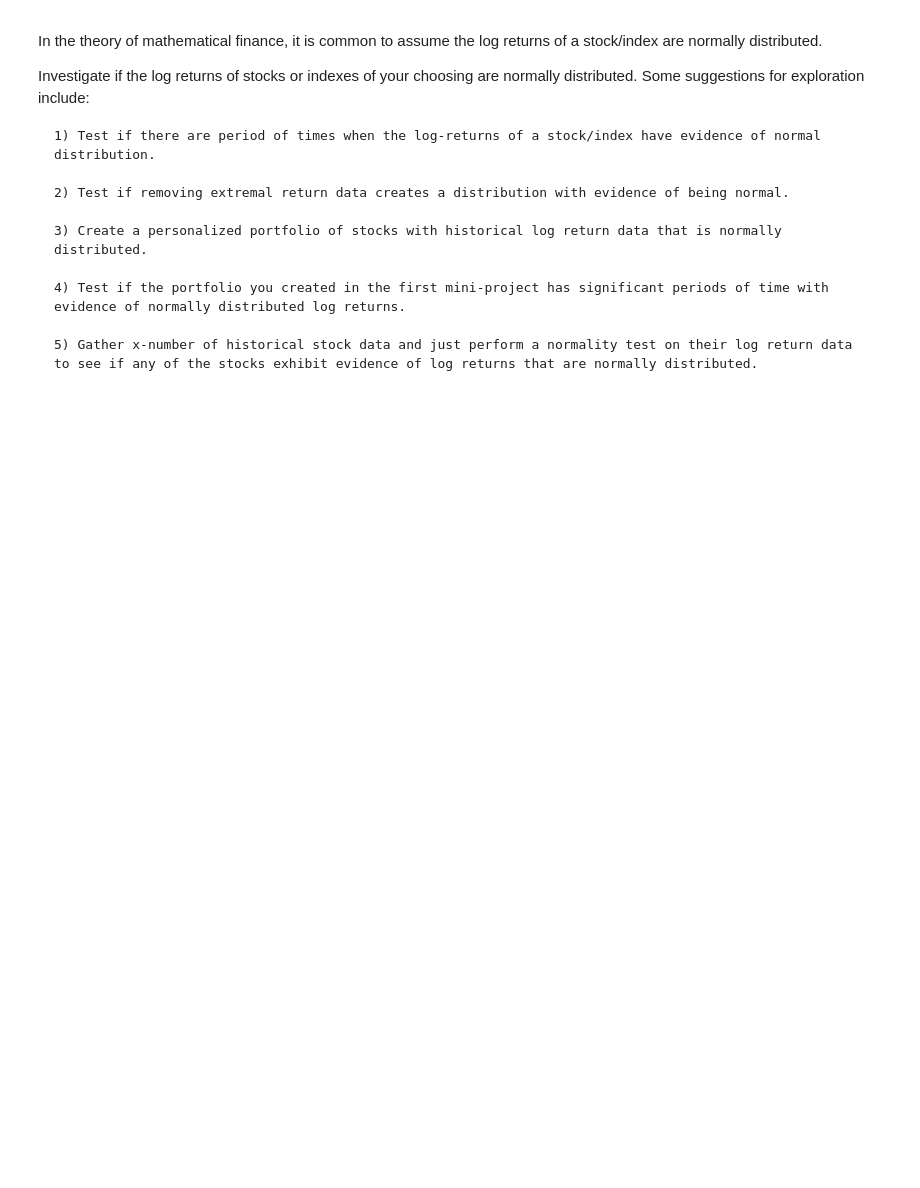
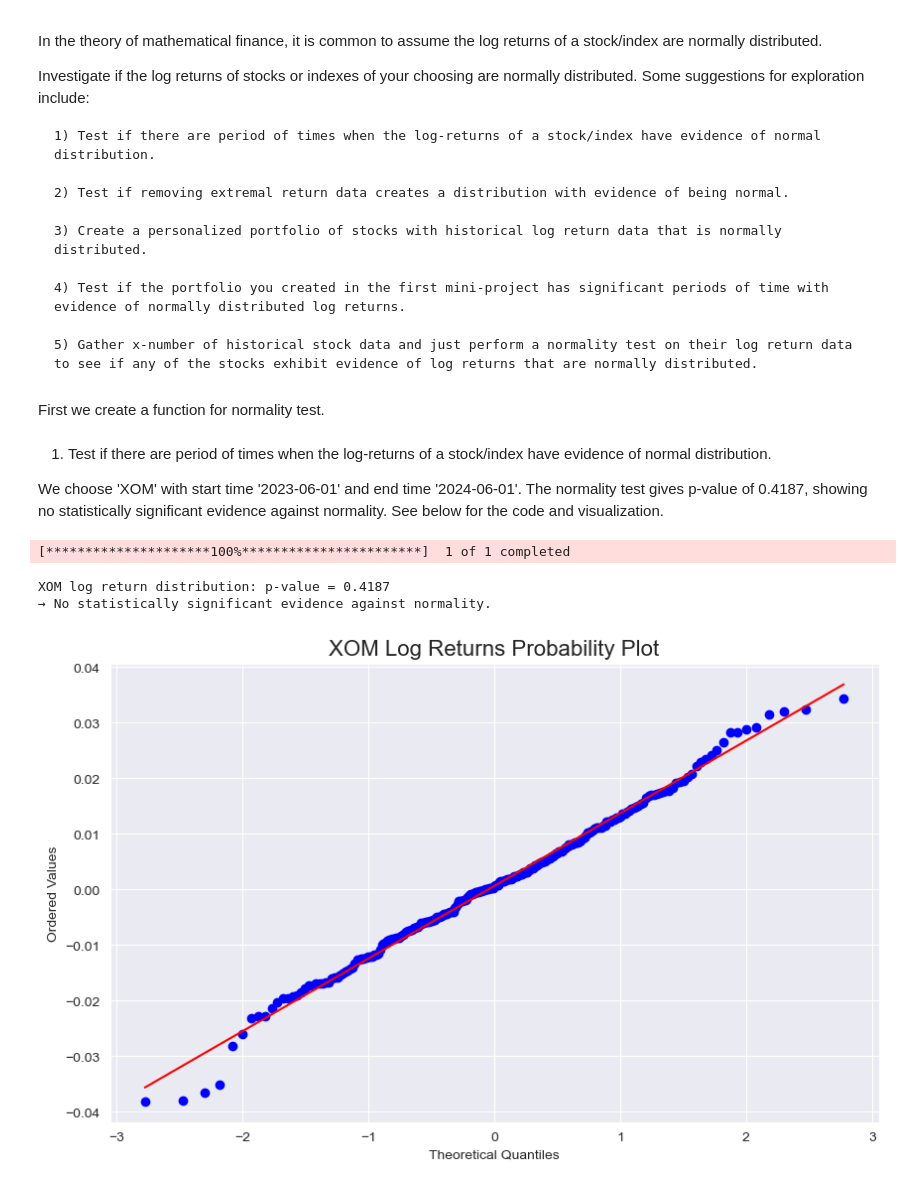
Before and after one commit to tzjsw/Erdos-summer-2025-quant-finance, a Jupyter notebook: Mini Project 2.ipynb, the cells around one changed output. Saved outputs shown, nothing was run; the diff lists cells and outputs as text; code cells hidden in the pictures; blank space fills up the shorter version.

```diff
--- a/Mini Project 2.ipynb
+++ b/Mini Project 2.ipynb
@@ -22,3 +22,52 @@ Investigate if the log returns of stocks or indexes of your choosing are normall
     4) Test if the portfolio you created in the first mini-project has significant periods of time with evidence of normally distributed log returns.
 
     5) Gather x-number of historical stock data and just perform a normality test on their log return data to see if any of the stocks exhibit evidence of log returns that are normally distributed.
+# %%
+# Package imports
+import numpy as np
+import pandas as pd
+import matplotlib.pyplot as plt
+import scipy.stats as stats
+import seaborn as sns
+import yfinance as yf
+import datetime as dt
+sns.set_style('darkgrid')
+# %% [markdown]
+First we create a function for normality test.
+# %%
+# Create a function to download stock data, compute log returns, apply D'Agostino and Pearson’s tests and create QQ plots
+# This function is based on the notebook "Test for Normality Notebook.ipynb"
+
+def normality_test(ticker, start_date, end_date):
+    # Download data
+    stock = yf.download(ticker, start=start_date, end=end_date, auto_adjust=True)
+
+    # Compute log returns
+    log_returns = np.log(stock['Close'] / stock['Close'].shift(1))[ticker].dropna().values
+
+    p = stats.normaltest(log_returns)[1]
+    print(f"{ticker} log return distribution: p-value = {p:.4f}")
+    if p < 0.05:
+        print("→ Statistically significant evidence that the data is NOT normally distributed.")
+    else:
+        print("→ No statistically significant evidence against normality.")
+
+    # Plot QQ plot
+    plt.figure(figsize=(10, 6))
+    stats.probplot(log_returns, dist="norm", plot=plt)
+    plt.title(f"{ticker} Log Returns Probability Plot", fontsize=16)
+    plt.xlabel("Theoretical Quantiles")
+    plt.ylabel("Ordered Values")
+    plt.grid(True)
+    plt.show()
+# %% [markdown]
+1) Test if there are period of times when the log-returns of a stock/index have evidence of normal distribution.
+
+We choose 'XOM' with start time '2023-06-01' and end time '2024-06-01'. The normality test gives p-value of 0.4187, showing no statistically significant evidence against normality. See below for the code and visualization.
+# %%
+normality_test('XOM', '2023-06-01', '2024-06-01')
+# %% [output]
+[*********************100%***********************]  1 of 1 completed
+XOM log return distribution: p-value = 0.4187
+→ No statistically significant evidence against normality.
+[figure, added]
```
Also changed, not shown: parts of 6 cells of this notebook, 5 other files.
